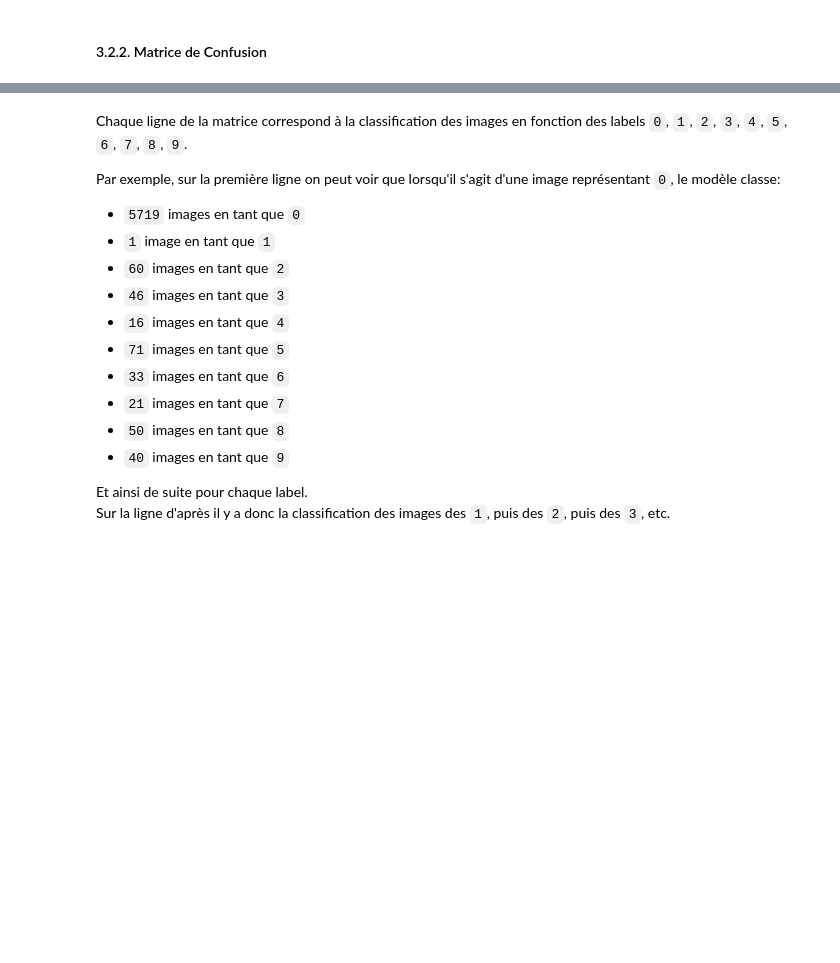
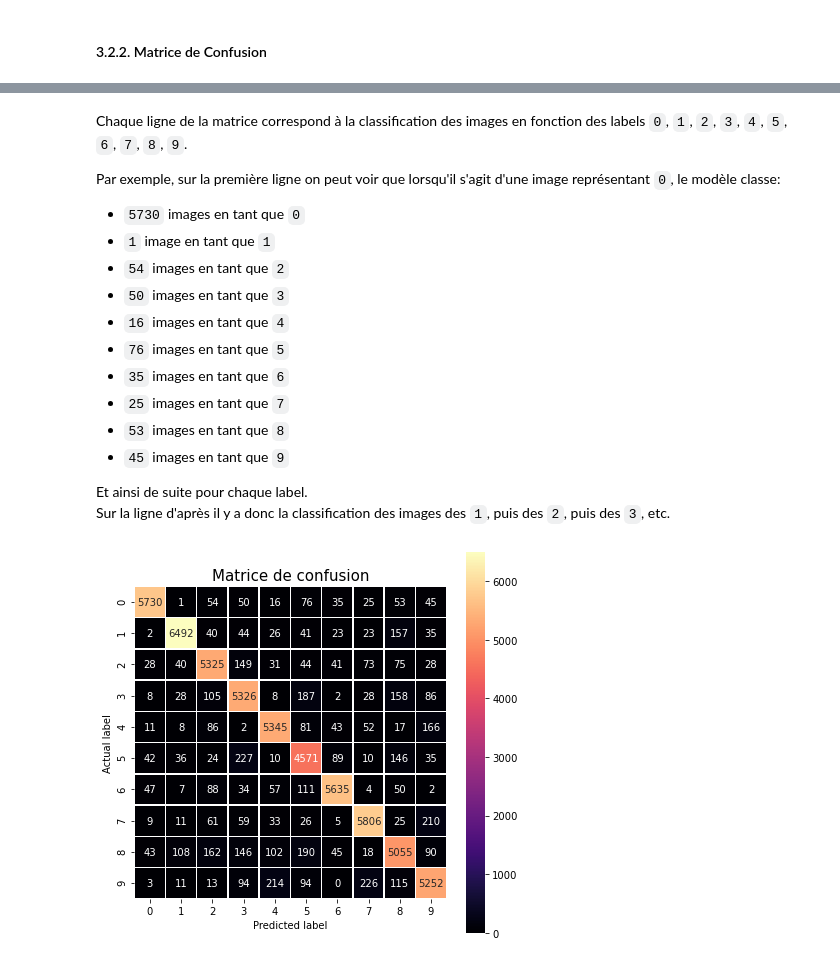
Before and after one commit to chainyo/classification_digits, a Jupyter notebook: code_part1_classification.ipynb, the cells around one changed output, grey strips where cells are left out. Saved outputs shown, nothing was run; the diff lists cells and outputs as text; code cells hidden in the pictures; blank space fills up the shorter version.

Commit message:
add heatmap

```diff
--- a/code_part1_classification.ipynb
+++ b/code_part1_classification.ipynb
@@ -338,16 +339,26 @@ Ceci est la matrice de confusion du modèle d'apprentissage:
 Chaque ligne de la matrice correspond à la classification des images en fonction des labels `0`, `1`, `2`, `3`, `4`, `5`, `6`, `7`, `8`, `9`.
 
 Par exemple, sur la première ligne on peut voir que lorsqu'il s'agit d'une image représentant `0`, le modèle classe:
-- `5719` images en tant que `0`
+- `5730` images en tant que `0`
 - `1` image en tant que `1`
-- `60` images en tant que `2`
-- `46` images en tant que `3`
+- `54` images en tant que `2`
+- `50` images en tant que `3`
 - `16` images en tant que `4`
-- `71` images en tant que `5`
-- `33` images en tant que `6`
-- `21` images en tant que `7`
-- `50` images en tant que `8`
-- `40` images en tant que `9`
+- `76` images en tant que `5`
+- `35` images en tant que `6`
+- `25` images en tant que `7`
+- `53` images en tant que `8`
+- `45` images en tant que `9`
 
 Et ainsi de suite pour chaque label.
 Sur la ligne d'après il y a donc la classification des images des `1`, puis des `2`, puis des `3`, etc.
+# %%
+# Heatmap de la visualisation de la matrice de confusion
+plt.figure(figsize=(7,7))
+sns.heatmap(conf, annot=True, fmt=".0f", linewidths=.5, square = True, cmap = 'magma')
+plt.ylabel('Actual label')
+plt.xlabel('Predicted label')
+plt.title("Matrice de confusion", size = 15)
+plt.show()
+# %% [output]
+[figure, added]
```
Also changed, not shown: parts of 15 cells of this notebook.
